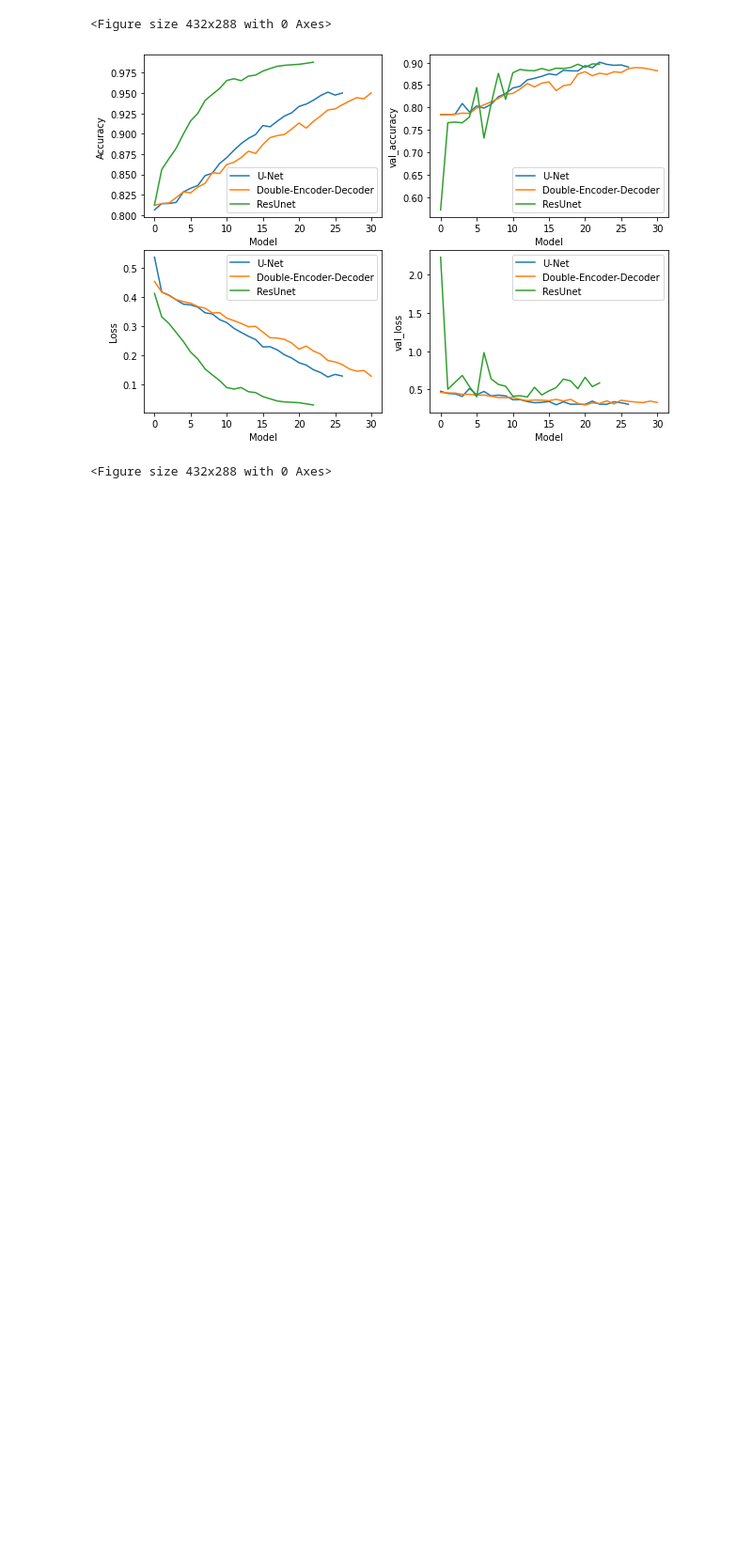
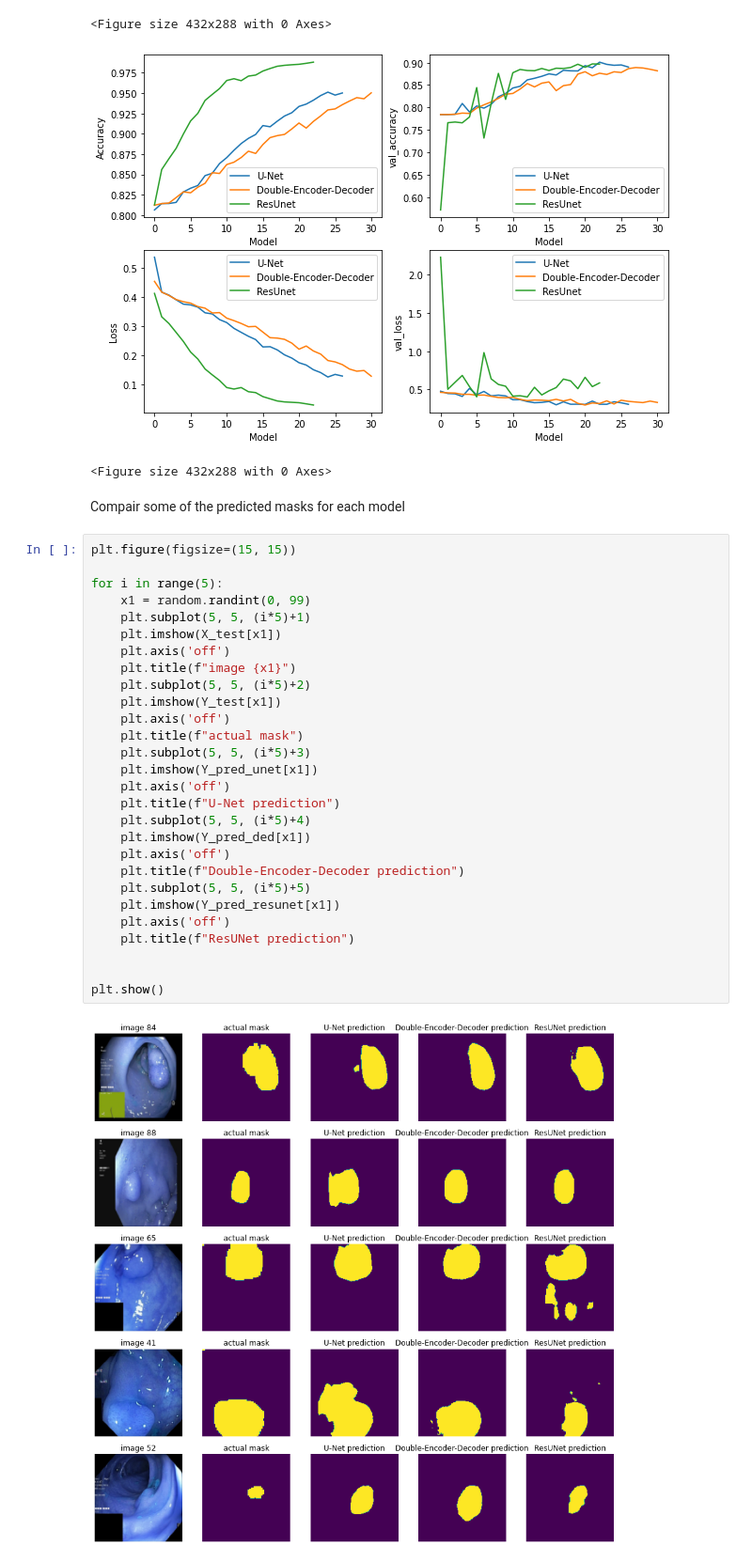
Before and after one commit to nrgsghanei2001/polyp_detection_using_image_segmentation, a Jupyter notebook: Image_segmentation_on_polyp_detection_task.ipynb, the cells around one changed output. Shown at 94% size. Saved outputs shown, nothing was run; the diff lists cells and outputs as text; blank space fills up the shorter version.

Commit message:
Plot some of the predicted masks and compair them for each model

```diff
--- a/Image_segmentation_on_polyp_detection_task.ipynb
+++ b/Image_segmentation_on_polyp_detection_task.ipynb
@@ -800,3 +800,35 @@ plt.figure()
 <Figure size 432x288 with 0 Axes>
 [figure]
 <Figure size 432x288 with 0 Axes>
+# %% [markdown]
+Compair some of the predicted masks for each model
+# %%
+plt.figure(figsize=(15, 15))
+
+for i in range(5):
+    x1 = random.randint(0, 99)
+    plt.subplot(5, 5, (i*5)+1)
+    plt.imshow(X_test[x1])
+    plt.axis('off')
+    plt.title(f"image {x1}")
+    plt.subplot(5, 5, (i*5)+2)
+    plt.imshow(Y_test[x1])
+    plt.axis('off')
+    plt.title(f"actual mask")
+    plt.subplot(5, 5, (i*5)+3)
+    plt.imshow(Y_pred_unet[x1])
+    plt.axis('off')
+    plt.title(f"U-Net prediction")
+    plt.subplot(5, 5, (i*5)+4)
+    plt.imshow(Y_pred_ded[x1])
+    plt.axis('off')
+    plt.title(f"Double-Encoder-Decoder prediction")
+    plt.subplot(5, 5, (i*5)+5)
+    plt.imshow(Y_pred_resunet[x1])
+    plt.axis('off')
+    plt.title(f"ResUNet prediction")
+
+
+plt.show()
+# %% [output]
+[figure, added]
```
